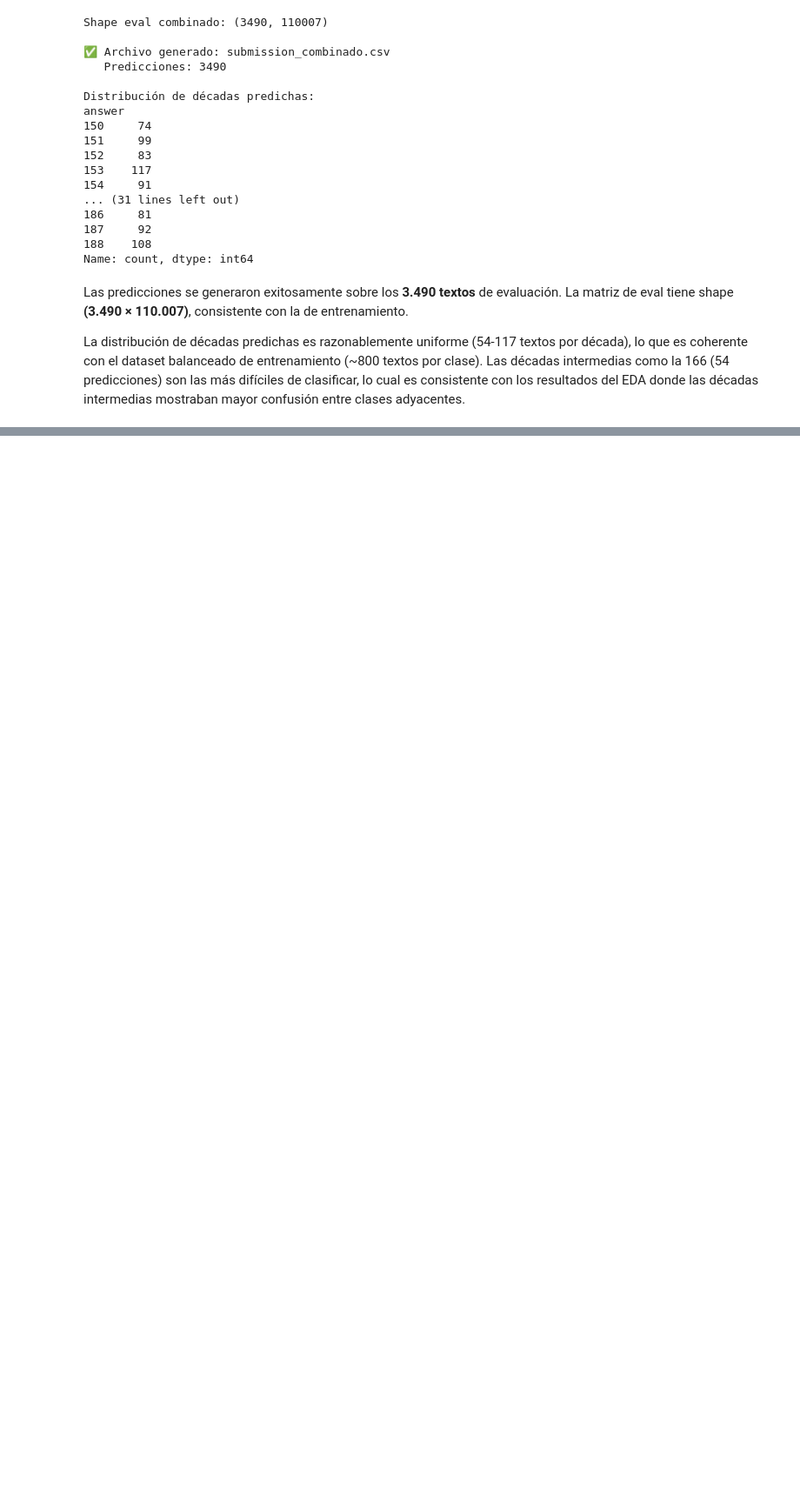
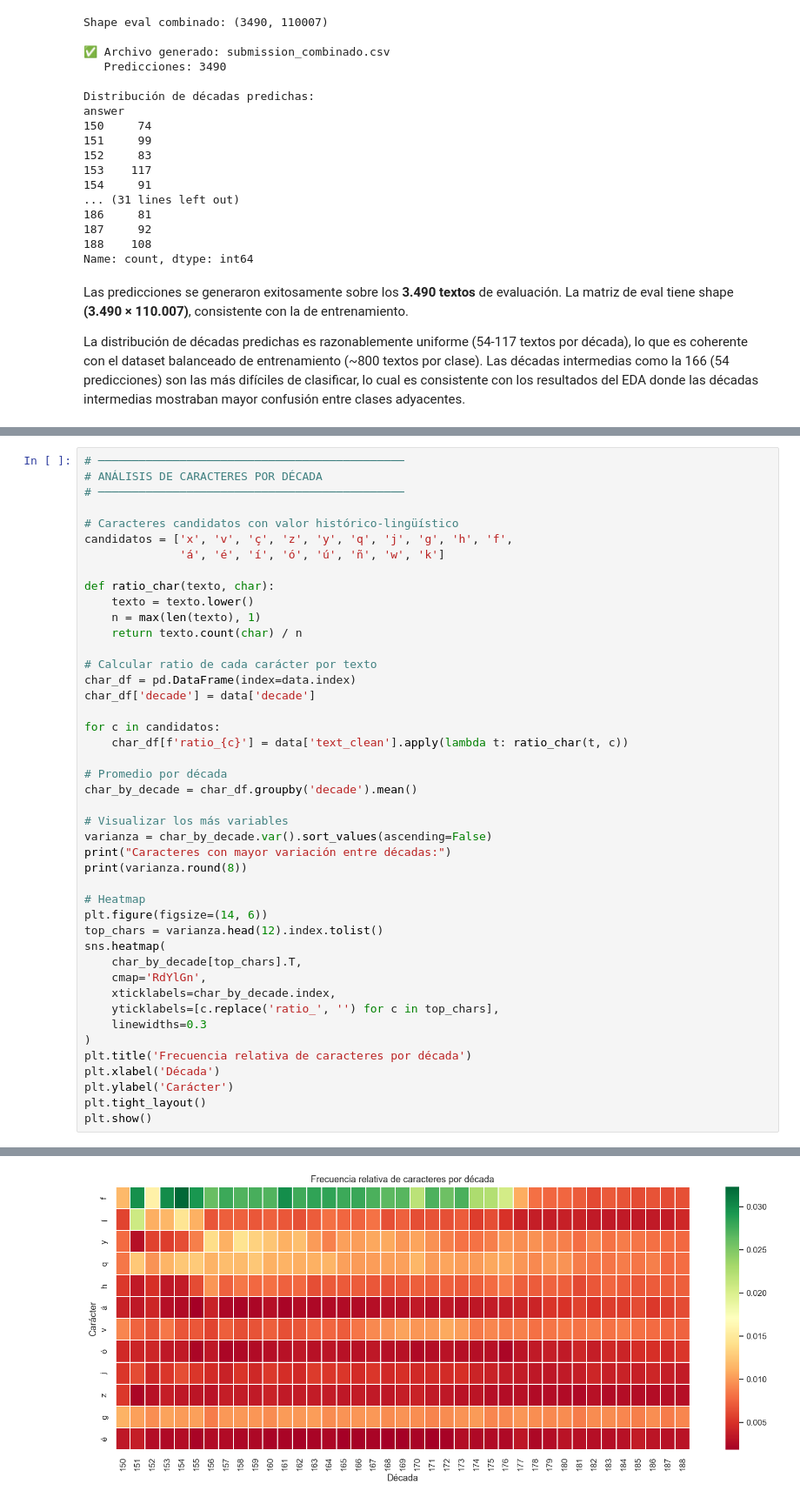
Before and after one commit to jcamilc17/Proyecto_1-ML, a Jupyter notebook: Proyecto1-NotebookCombinado.ipynb, the cells around one changed output, grey strips where cells are left out. Shown at 87% size. Saved outputs shown, nothing was run; the diff lists cells and outputs as text; blank space fills up the shorter version.

```diff
--- a/Proyecto1-NotebookCombinado.ipynb
+++ b/Proyecto1-NotebookCombinado.ipynb
@@ -774,0 +784,45 @@ mayor confusión entre clases adyacentes.
+# %%
+# ─────────────────────────────────────────────
+# ANÁLISIS DE CARACTERES POR DÉCADA
+# ─────────────────────────────────────────────
+
+# Caracteres candidatos con valor histórico-lingüístico
+candidatos = ['x', 'v', 'ç', 'z', 'y', 'q', 'j', 'g', 'h', 'f',
+              'á', 'é', 'í', 'ó', 'ú', 'ñ', 'w', 'k']
+
+def ratio_char(texto, char):
+    texto = texto.lower()
+    n = max(len(texto), 1)
+    return texto.count(char) / n
+
+# Calcular ratio de cada carácter por texto
+char_df = pd.DataFrame(index=data.index)
+char_df['decade'] = data['decade']
+
+for c in candidatos:
+    char_df[f'ratio_{c}'] = data['text_clean'].apply(lambda t: ratio_char(t, c))
+
+# Promedio por década
+char_by_decade = char_df.groupby('decade').mean()
+
+# Visualizar los más variables
+varianza = char_by_decade.var().sort_values(ascending=False)
+print("Caracteres con mayor variación entre décadas:")
+print(varianza.round(8))
+
+# Heatmap
+plt.figure(figsize=(14, 6))
+top_chars = varianza.head(12).index.tolist()
+sns.heatmap(
+    char_by_decade[top_chars].T,
+    cmap='RdYlGn',
+    xticklabels=char_by_decade.index,
+    yticklabels=[c.replace('ratio_', '') for c in top_chars],
+    linewidths=0.3
+)
+plt.title('Frecuencia relativa de caracteres por década')
+plt.xlabel('Década')
+plt.ylabel('Carácter')
+plt.tight_layout()
+plt.show()
+# %% [output]
@@ -774,0 +849 @@ mayor confusión entre clases adyacentes.
+[figure, added]
```
Also changed, not shown: parts of 6 cells of this notebook, 1 other file.
